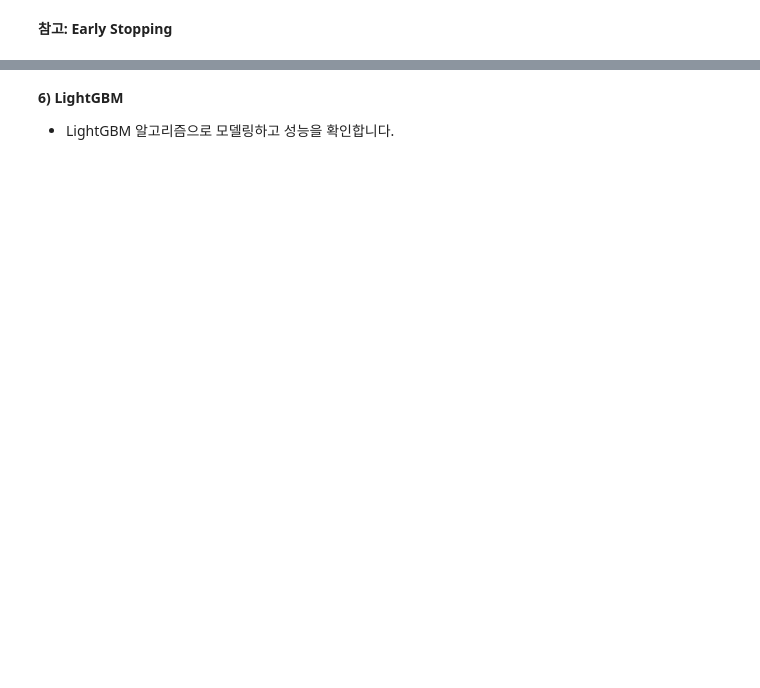
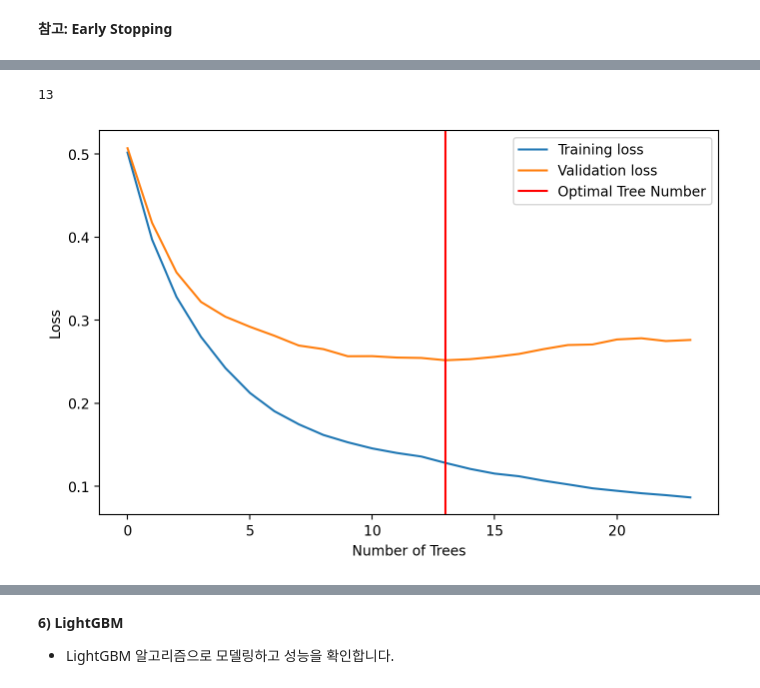
Before and after one commit to chrisseo2002/Machine_Learning, a Jupyter notebook: 배우기/ML04_04_앙상블(Admission).ipynb, the cells around one changed output, grey strips where cells are left out. Cells and saved outputs as stored; diff of their text form; code cells hidden in the pictures; blank space fills up the shorter version.

```diff
--- a/배우기/ML04_04_앙상블(Admission).ipynb
+++ b/배우기/ML04_04_앙상블(Admission).ipynb
@@ -185,15 +360,18 @@ model.fit(x_train, y_train,
 # %%
 # 학습 결과 시각화
 results = model.evals_result()
-print(model.best_ntree_limit)
+print(model.best_iteration)
 plt.figure(figsize=(8, 5))
 plt.plot(results["validation_0"]['logloss'], label='Training loss')
 plt.plot(results["validation_1"]['logloss'], label='Validation loss')
-plt.axvline(model.best_ntree_limit, color='r', label='Optimal Tree Number')
+plt.axvline(model.best_iteration, color='r', label='Optimal Tree Number')
 plt.xlabel('Number of Trees')
 plt.ylabel('Loss')
 plt.legend()
 plt.show()
+# %% [output]
+13
+[figure, added]
 # %%
 # 예측하기
 y_pred = model.predict(x_test)
```
Also changed, not shown: parts of 31 cells of this notebook, 7 other files.
